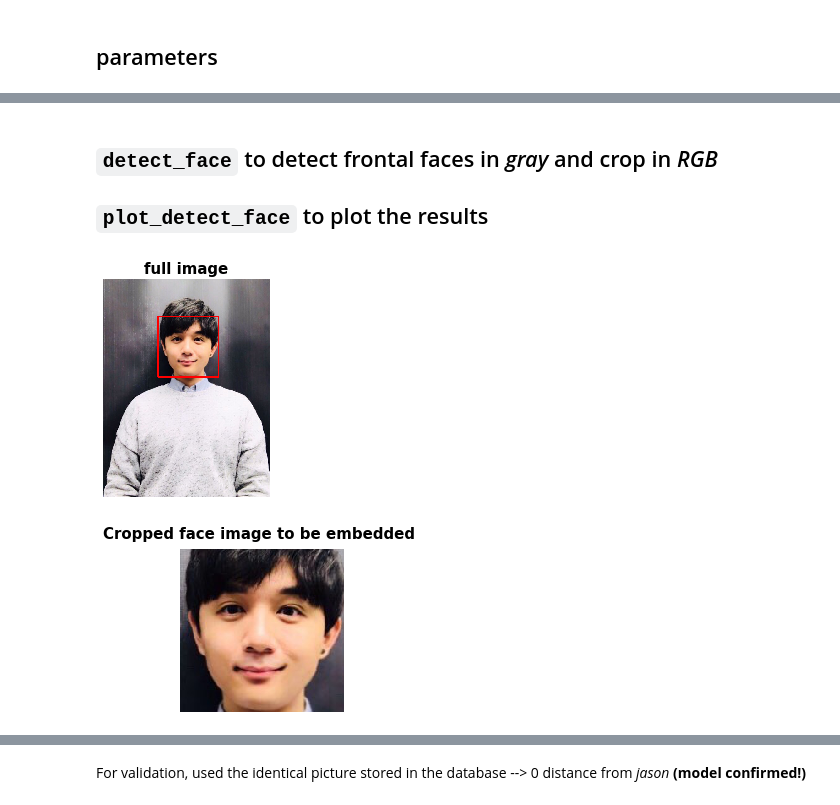
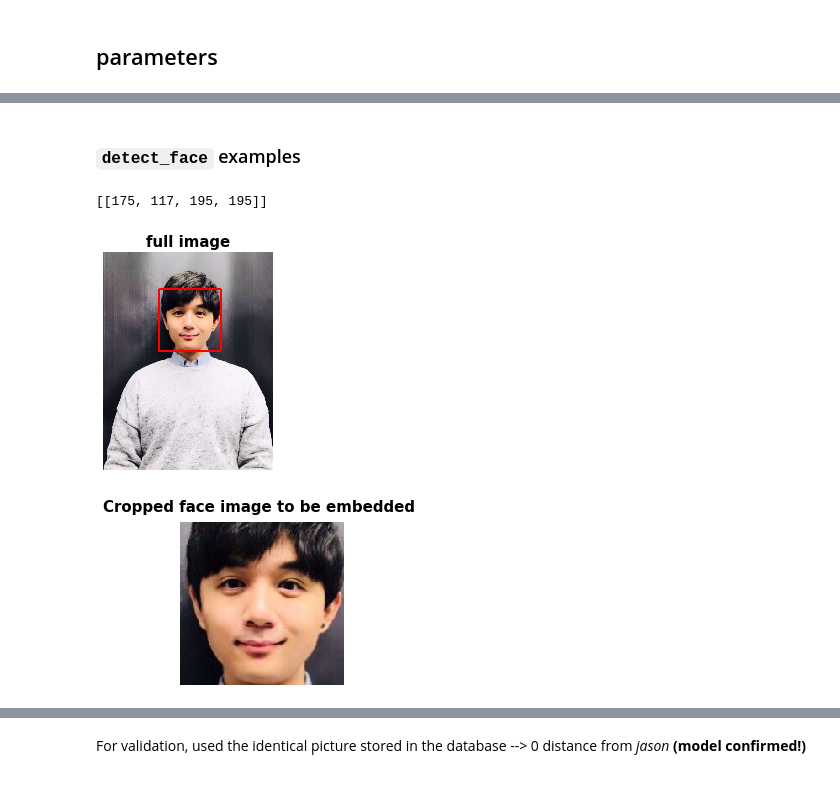
Before and after one commit to sungsujaing/TV_time_tracking_face_recognition, a Jupyter notebook: TV_time_tracking_face_recognition_v3.ipynb, the cells around one changed output, grey strips where cells are left out. Drawn from its saved outputs; the diff is of its cells as text; code cells hidden in the pictures.

```diff
--- a/TV_time_tracking_face_recognition_v3.ipynb
+++ b/TV_time_tracking_face_recognition_v3.ipynb
@@ -40,6 +237,3 @@ test_img_jason = cv2.imread('test/jason.jpg')
 test_img_multi = cv2.imread('test/multi.jpg')
 test_img_gia_sean = cv2.imread('test/gia_sean.jpg')
 test_img_james_yena = cv2.imread('test/james_yena.png')
-# %% [markdown]
-## `detect_face` to detect frontal faces in *gray* and crop in *RGB*
-## `plot_detect_face` to plot the results
@@ -110,6 +240,9 @@ def plot_detect_face(img,flag='db'):
-# %%
-plot_detect_face(db_img_sean)
-# %% [output]
-[figure, removed]
-[figure, removed]
+# %% [markdown]
+### `detect_face` examples
+# %%
+detect_face(db_img_sean,fc=face_cascade,flag='db',plot=True)
+# %% [output]
+[[175, 117, 195, 195]]
+[figure, added]
+[figure, added]
 # %%
```
Also changed, not shown: parts of 43 cells of this notebook, 1 other file.
